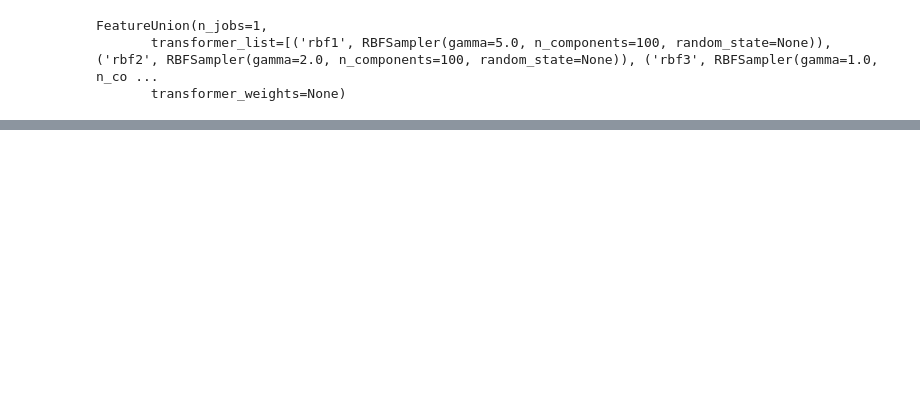
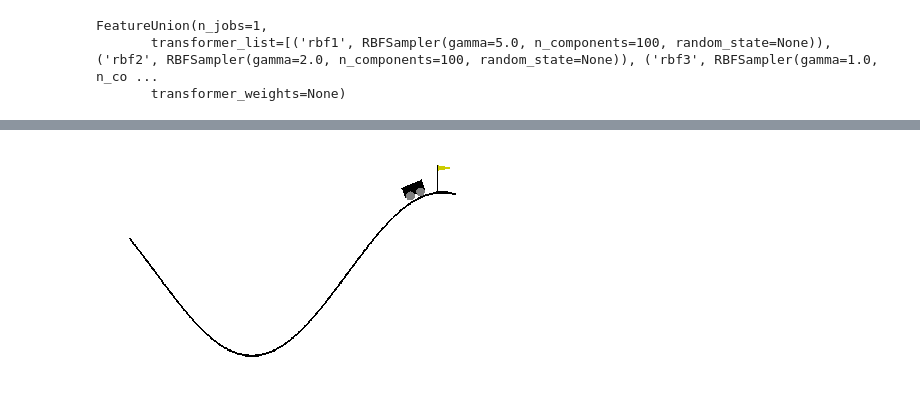
Before and after one commit to chaonan99/reinforcement-learning, a Jupyter notebook: FA/Q-Learning with Value Function Approximation.ipynb, the cells around one changed output, grey strips where cells are left out. Cells and saved outputs as stored; diff of their text form; code cells hidden in the pictures; blank space fills up the shorter version.

```diff
--- a/FA/Q-Learning with Value Function Approximation.ipynb
+++ b/FA/Q-Learning with Value Function Approximation.ipynb
@@ -183,0 +199,49 @@ plotting.plot_episode_stats(stats, smoothing_window=25)
+# %%
+# Animate your policy!
+
+import matplotlib.pyplot as plt
+from IPython import display
+
+def make_greedy_policy(estimator, nA):
+    """
+    Creates an epsilon-greedy policy based on a given Q-function approximator and epsilon.
+
+    Args:
+        estimator: An estimator that returns q values for a given state
+        epsilon: The probability to select a random action . float between 0 and 1.
+        nA: Number of actions in the environment.
+
+    Returns:
+        A function that takes the observation as an argument and returns
+        the probabilities for each action in the form of a numpy array of length nA.
+
+    """
+    def policy_fn(observation):
+        A = np.zeros(nA, dtype=float)
+        q_values = estimator.predict(observation)
+        best_action = np.argmax(q_values)
+        A[best_action] = 1.0
+        return A
+    return policy_fn
+
+nA = env.action_space.n
+state = env.reset()
+policy = make_greedy_policy(estimator, nA)
+plt.imshow(env.render(mode='rgb_array'))
+plt.axis('off')
+display.display(plt.gcf())
+for t in itertools.count():
+    prob = policy(state)
+    action = np.random.choice(range(nA), p=prob)
+    next_state, _, done, _ = env.step(action)
+    if t % 5 == 0:
+        display.clear_output(wait=True)
+        plt.imshow(env.render(mode='rgb_array'))
+        plt.axis('off')
+        display.display(plt.gcf())
+    if done:
+        break
+    state = next_state
+display.clear_output(wait=True)
+# %% [output]
+[figure, added]
```
Also changed, not shown: parts of 8 cells of this notebook, 6 other files.
